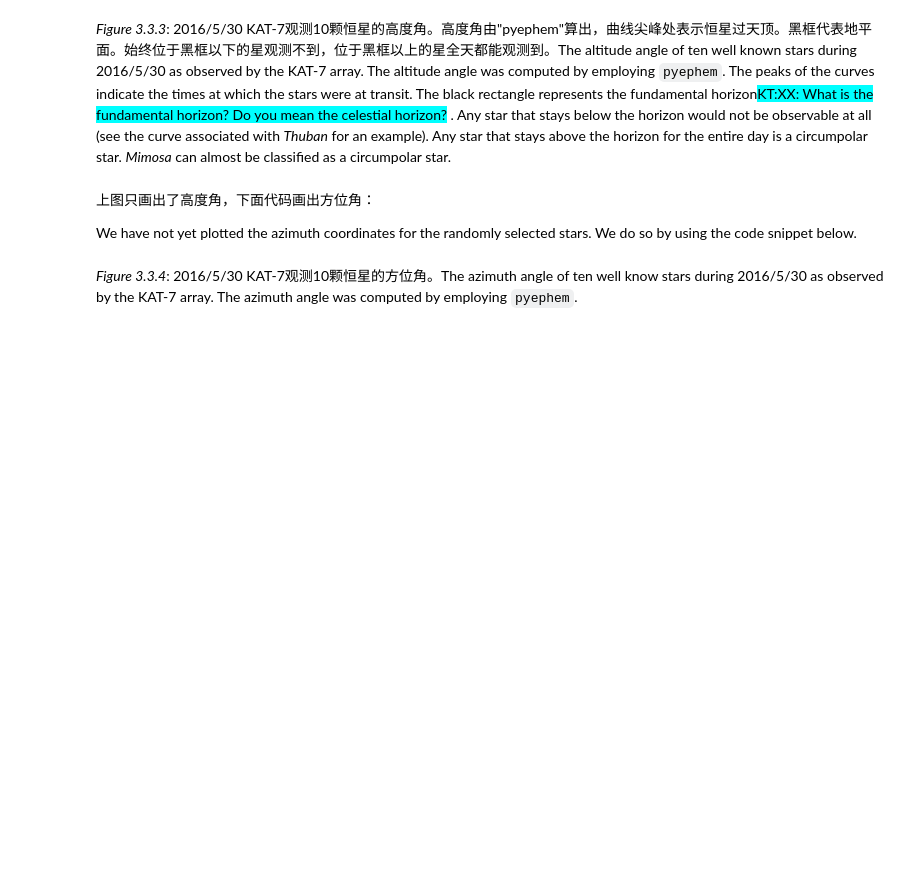
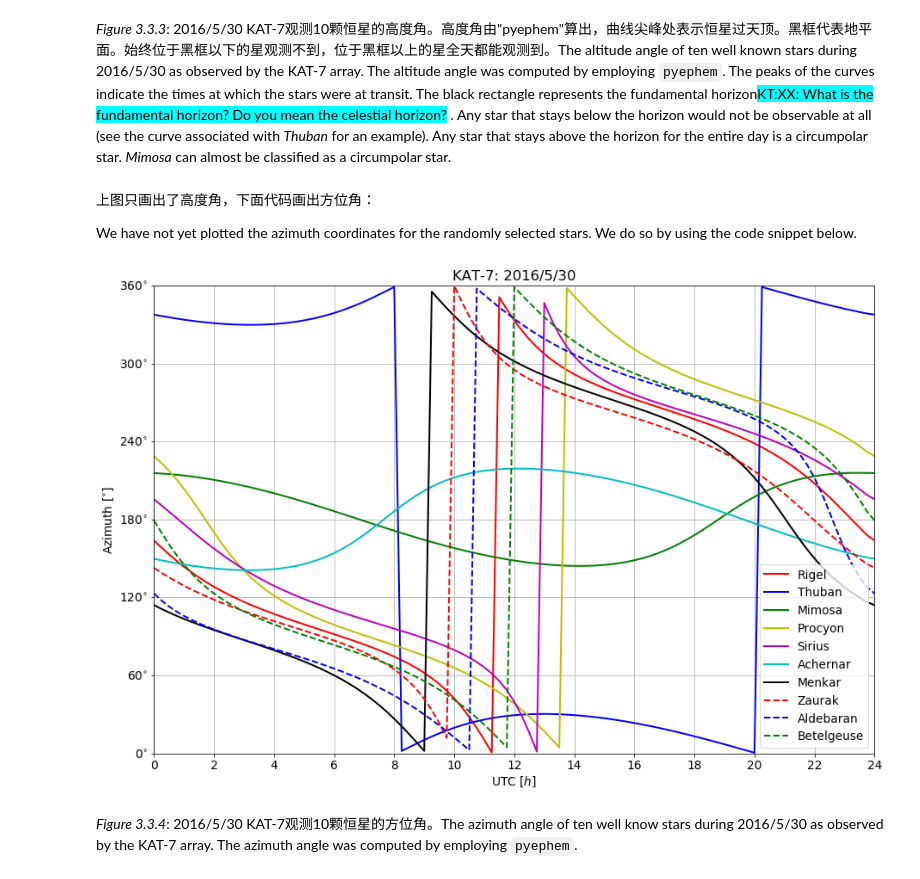
Before and after one commit to astronomical-data-processing/fundamentals_of_interferometry_chinese, a Jupyter notebook: 3_Positional_Astronomy/3_3_horizontal_coordinates.ipynb, the cells around one changed output. Cells and saved outputs as stored; diff of their text form; code cells hidden in the pictures; blank space fills up the shorter version.

```diff
--- a/3_Positional_Astronomy/3_3_horizontal_coordinates.ipynb
+++ b/3_Positional_Astronomy/3_3_horizontal_coordinates.ipynb
@@ -199,34 +203,36 @@ We have not yet plotted the azimuth coordinates for the randomly selected stars.
 matplotlib.rcParams.update({'font.size': 13.75})
 fig, ax = plt.subplots()
 
 c = ["r","b","g","y","m","c","k"]
 l = ["-","--"]
 l_ind = 0
 c_ind = 0
 
-for i in xrange(10):
+for i in range(10):
     if c_ind == 7:
        c_ind = 0
        l_ind = 1
     plt.plot(time_v,alt_az_mat[i,:,1]*(180/np.pi),c[c_ind]+l[l_ind],lw=2,label=star_names[i])
     c_ind = c_ind +1
 
 ax.legend()
 ax.set_xlim([0,24])
 ax.set_ylim([0,360])
 ticks = np.array([0,60,120,180,240,300,360])
 plt.yticks(ticks)
 ticks = np.array([0,2,4,6,8,10,12,14,16,18,20,22,24])
 plt.xticks(ticks)
 plt.xlabel("UTC [$h$]")
 plt.ylabel("Azimuth [$^{\circ}$]")
 plt.title("KAT-7: 2016/5/30")
 
 labels = [item.get_text() for item in ax.get_yticklabels()]
 labels = np.array(["0$^{\circ}$","60$^{\circ}$","120$^{\circ}$","180$^{\circ}$","240$^{\circ}$","300$^{\circ}$","360$^{\circ}$"])
 ax.set_yticklabels(labels)
 
 ax.grid('on')
+# %% [output]
+[figure, added]
 # %% [markdown]
 *Figure 3.3.4*: 2016/5/30 KAT-7观测10颗恒星的方位角。The azimuth angle of ten well know stars during 2016/5/30 as observed by the KAT-7 array. The azimuth angle was computed by employing `pyephem`.
 # %% [markdown]
```
Also changed, not shown: parts of 3 cells of this notebook, 27 other files.
